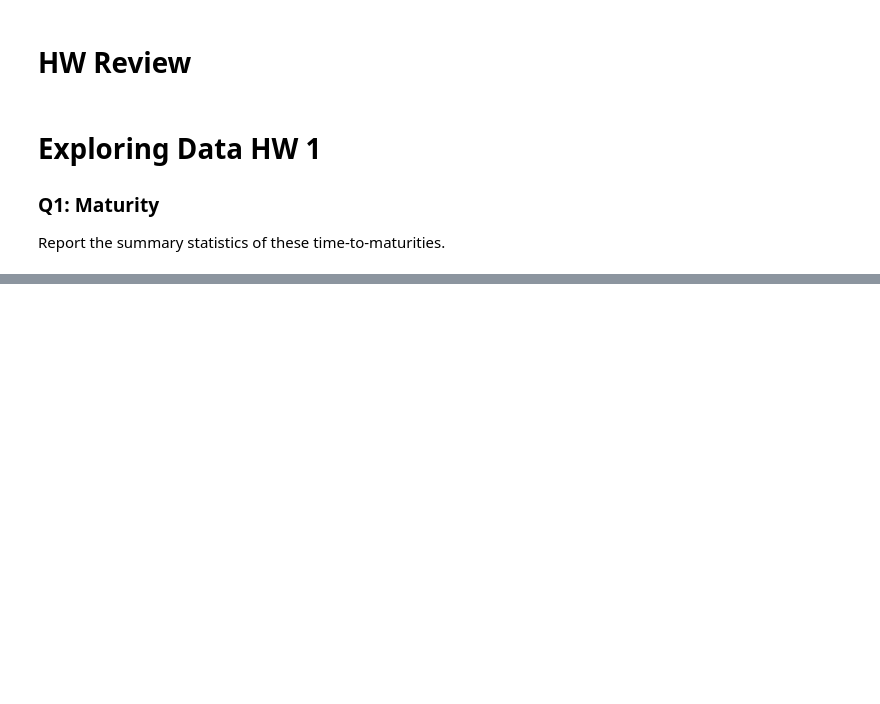
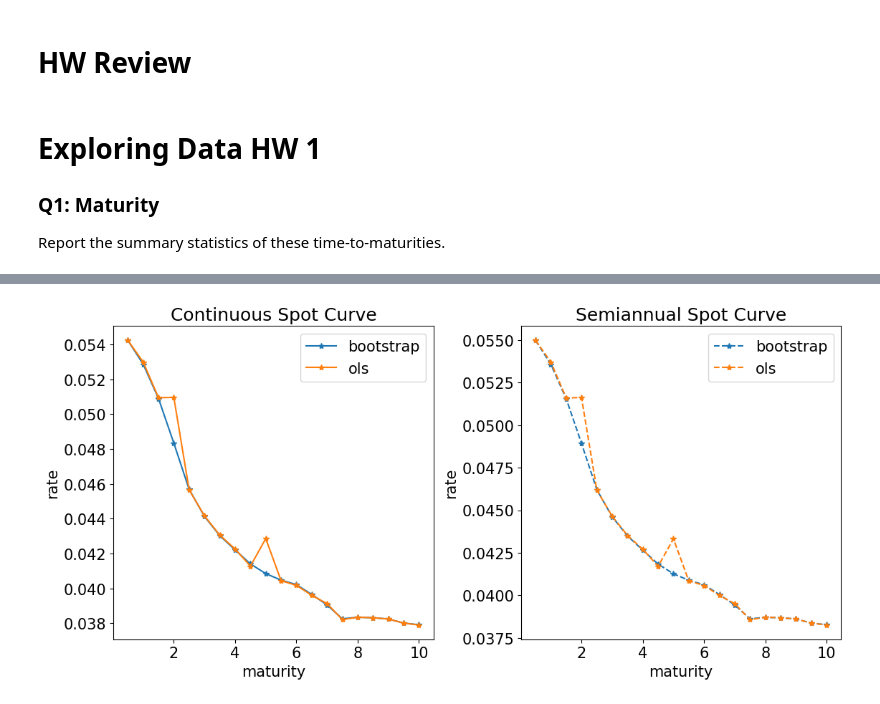
Before and after one commit to nicklewis-16/finm-fixedincome-2024, a Jupyter notebook: reviews/final-exam-hw-questiontypes.ipynb, the cells around one changed output, grey strips where cells are left out. Cells and saved outputs as stored; diff of their text form; code cells hidden in the pictures; blank space fills up the shorter version.

```diff
--- a/reviews/final-exam-hw-questiontypes.ipynb
+++ b/reviews/final-exam-hw-questiontypes.ipynb
@@ -1142,0 +1329,26 @@ display(rdata.head(), metrics.head())
+# %%
+fig, (ax,ax2) = plt.subplots(ncols=2)
+fig.subplots_adjust(wspace=.01)
+
+fig.tight_layout(pad=3)
+
+axes = [ax, ax2]
+
+inc = .5
+maturity_grid = np.arange(inc,disc_ols.index.to_series().max()+.5,inc)
+
+curves_ols = pd.DataFrame(index = maturity_grid)
+curves_ols['bootstrap'] = bootstrap(params_boot,maturity_grid)
+curves_ols['ols'] = bootstrap(params_ols,maturity_grid)
+
+#semiannual compounding
+semi = 2
+curves_ols_semi = pd.DataFrame(index = maturity_grid)
+curves_ols_semi['bootstrap'] = semi_bootstrap(params_boot,maturity_grid, semi)
+curves_ols_semi['ols'] = semi_bootstrap(params_ols,maturity_grid, semi)
+
+curves_ols.plot(linestyle='-',marker='*',ylabel='rate',xlabel='maturity', ax= ax, title='Continuous Spot Curve')
+curves_ols_semi.plot(linestyle='--',marker='*',ylabel='rate',xlabel='maturity', ax = ax2, title='Semiannual Spot Curve')
+plt.show()
+# %% [output]
+[figure, added]
```
Also changed, not shown: parts of 34 cells of this notebook, 1 other file.
